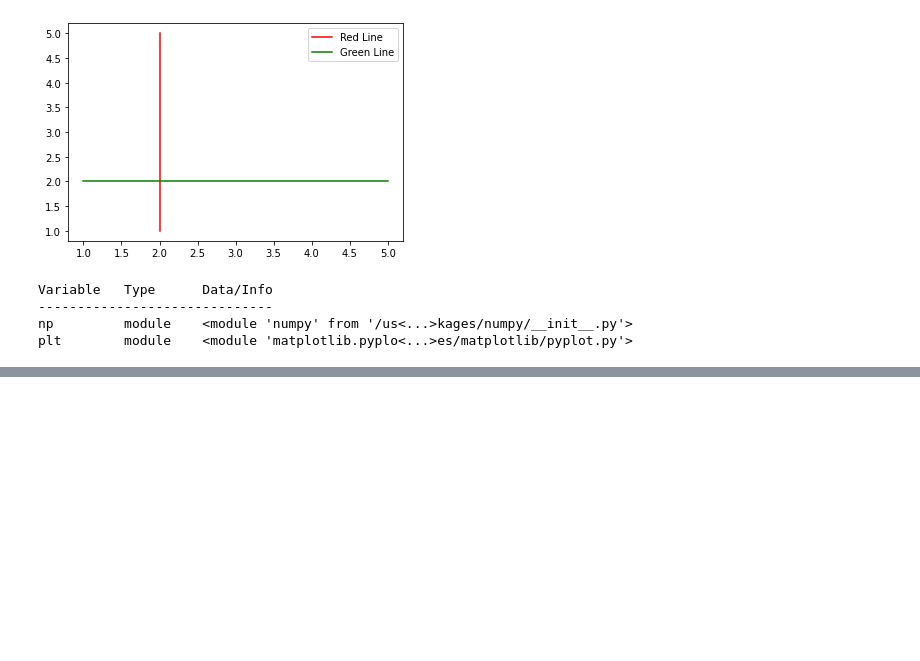
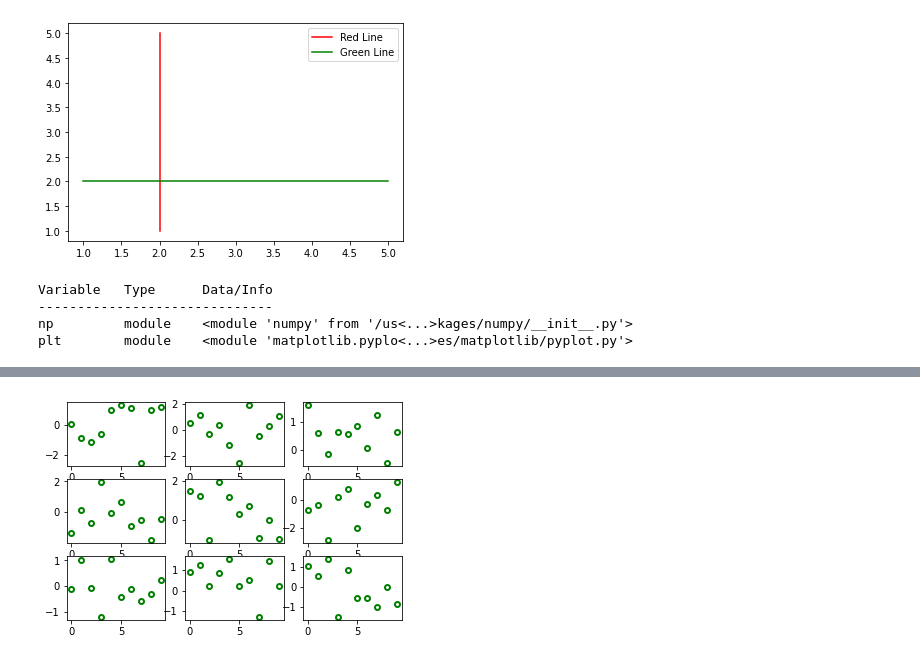
Before and after one commit to dabhimanyu/learn_to_code, a Jupyter notebook: 002_Mike_Python_lec_002.ipynb, the cells around one changed output, grey strips where cells are left out. Cells and saved outputs as stored; diff of their text form; code cells hidden in the pictures; blank space fills up the shorter version.

```diff
--- a/002_Mike_Python_lec_002.ipynb
+++ b/002_Mike_Python_lec_002.ipynb
@@ -360,0 +400,8 @@ x = np.linspace(0 , 3*np.pi , 123)
+# %%
+for i in range(9):
+  plt.subplot(3,3,i+1)
+  plt.plot(np.random.randn(10) , 'og' , linewidth = 2 , markersize = 5 , markerfacecolor = 'w' , markeredgewidth = 2)
+
+plt.show()
+# %% [output]
+[figure, added]
```
Also changed, not shown: parts of 8 cells of this notebook.
